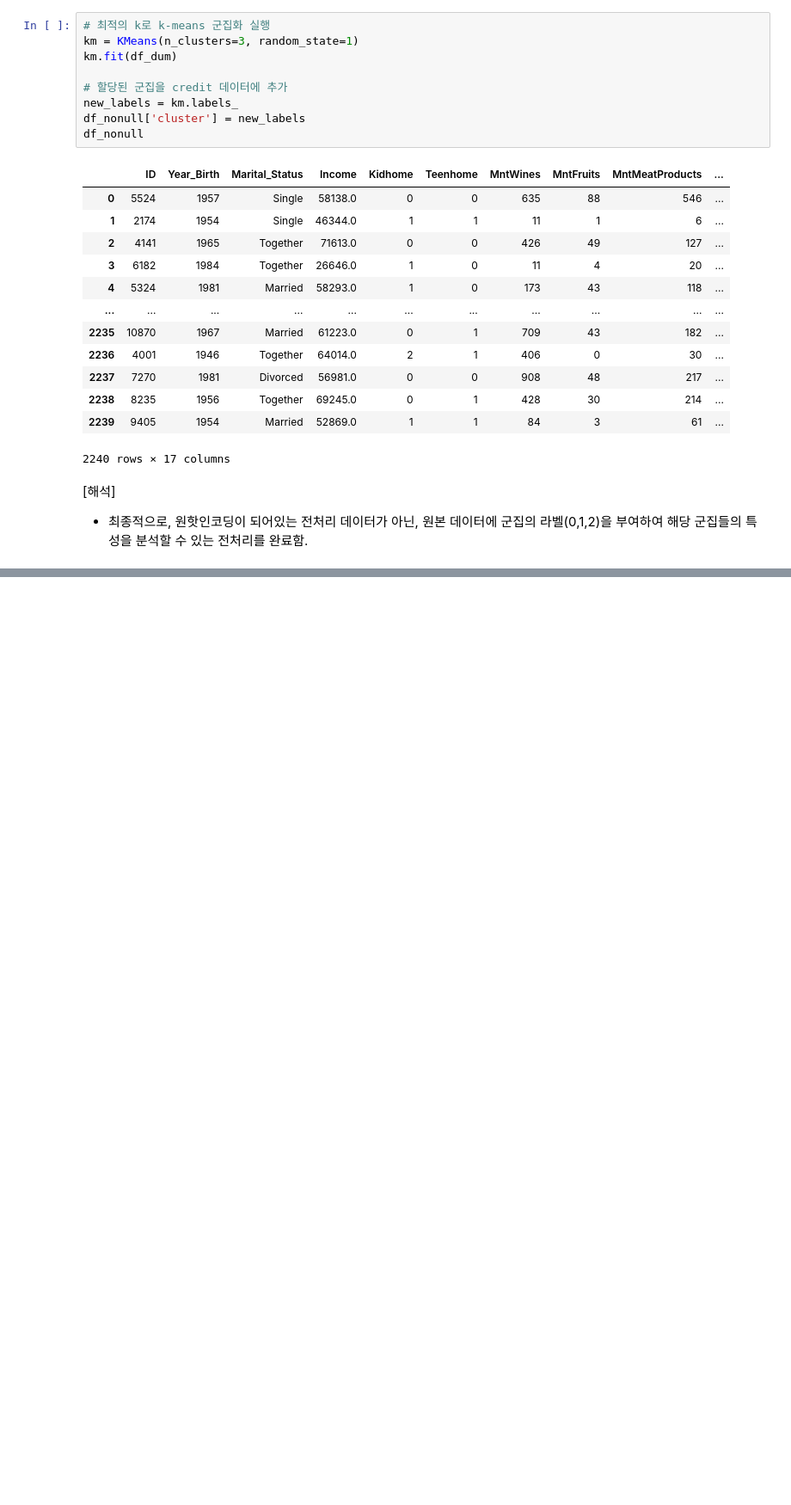
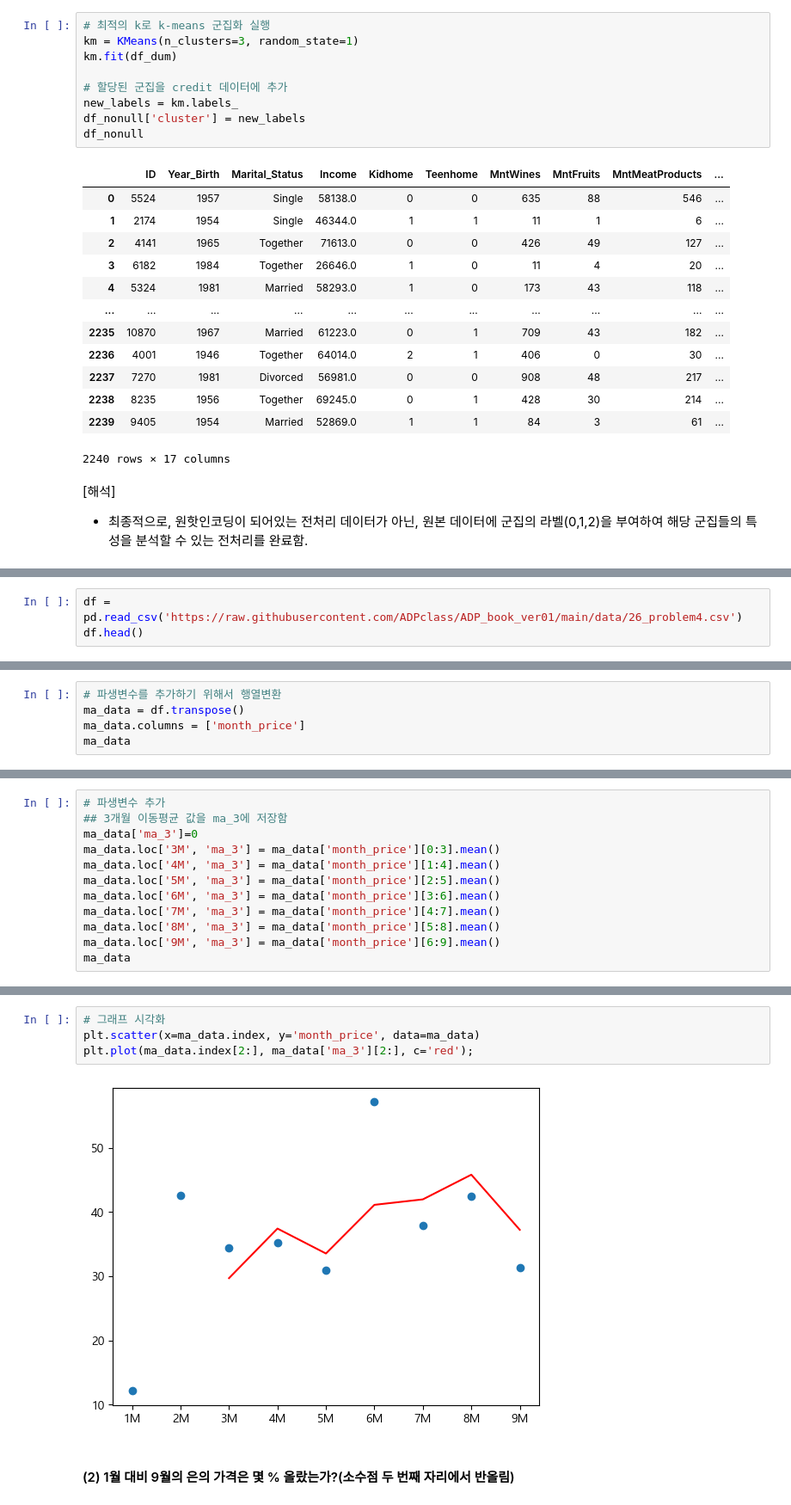
Before and after one commit to Park-Young-Bin/ADP_code, a Jupyter notebook: 제4회 기출동형 모의고사.ipynb, the cells around one changed output, grey strips where cells are left out. Shown at 86% size. Cells and saved outputs as stored; diff of their text form; blank space fills up the shorter version.

```diff
--- a/제4회 기출동형 모의고사.ipynb
+++ b/제4회 기출동형 모의고사.ipynb
@@ -336,0 +460,3 @@ df_nonull
+# %%
+df = pd.read_csv('https://raw.githubusercontent.com/ADPclass/ADP_book_ver01/main/data/26_problem4.csv')
+df.head()
@@ -336,0 +466,5 @@ df_nonull
+# %%
+# 파생변수를 추가하기 위해서 행열변환
+ma_data = df.transpose()
+ma_data.columns = ['month_price']
+ma_data
@@ -336,0 +482,12 @@ df_nonull
+# %%
+# 파생변수 추가
+## 3개월 이동평균 값을 ma_3에 저장함
+ma_data['ma_3']=0
+ma_data.loc['3M', 'ma_3'] = ma_data['month_price'][0:3].mean()
+ma_data.loc['4M', 'ma_3'] = ma_data['month_price'][1:4].mean()
+ma_data.loc['5M', 'ma_3'] = ma_data['month_price'][2:5].mean()
+ma_data.loc['6M', 'ma_3'] = ma_data['month_price'][3:6].mean()
+ma_data.loc['7M', 'ma_3'] = ma_data['month_price'][4:7].mean()
+ma_data.loc['8M', 'ma_3'] = ma_data['month_price'][5:8].mean()
+ma_data.loc['9M', 'ma_3'] = ma_data['month_price'][6:9].mean()
+ma_data
@@ -336,0 +505,8 @@ df_nonull
+# %%
+# 그래프 시각화
+plt.scatter(x=ma_data.index, y='month_price', data=ma_data)
+plt.plot(ma_data.index[2:], ma_data['ma_3'][2:], c='red');
+# %% [output]
+[figure, added]
+# %% [markdown]
+#### (2) 1월 대비 9월의 은의 가격은 몇 % 올랐는가?(소수점 두 번째 자리에서 반올림)
```
Also changed, not shown: parts of 41 cells of this notebook.
